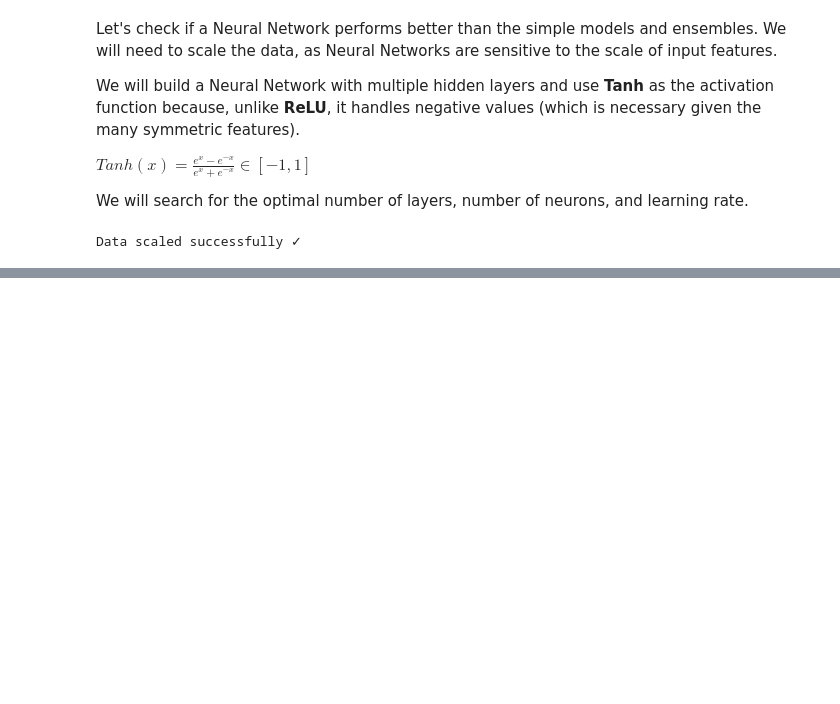
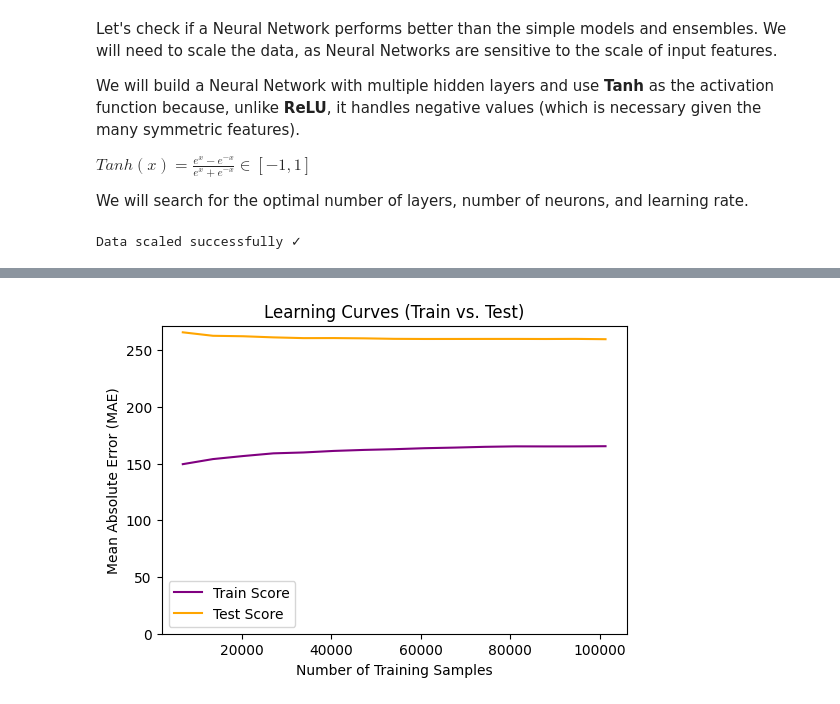
Before and after one commit to albert-ce/kaggle-chess-evaluations, a Jupyter notebook: Kaggle - Chess Evaluations.ipynb, the cells around one changed output, grey strips where cells are left out. Cells and saved outputs as stored; diff of their text form; code cells hidden in the pictures; blank space fills up the shorter version.

```diff
--- a/Kaggle - Chess Evaluations.ipynb
+++ b/Kaggle - Chess Evaluations.ipynb
@@ -1557,0 +1722,6 @@ print('Best Params:', bayes_search_nn.best_params_)
+# %%
+from sklearn.metrics import mean_absolute_error
+
+plot_learning_curve(xgb, mean_absolute_error, X_train, y_train, X_test, y_test, 15, 'Mean Absolute Error (MAE)')
+# %% [output]
+[figure, added]
```
Also changed, not shown: parts of 27 cells of this notebook.
